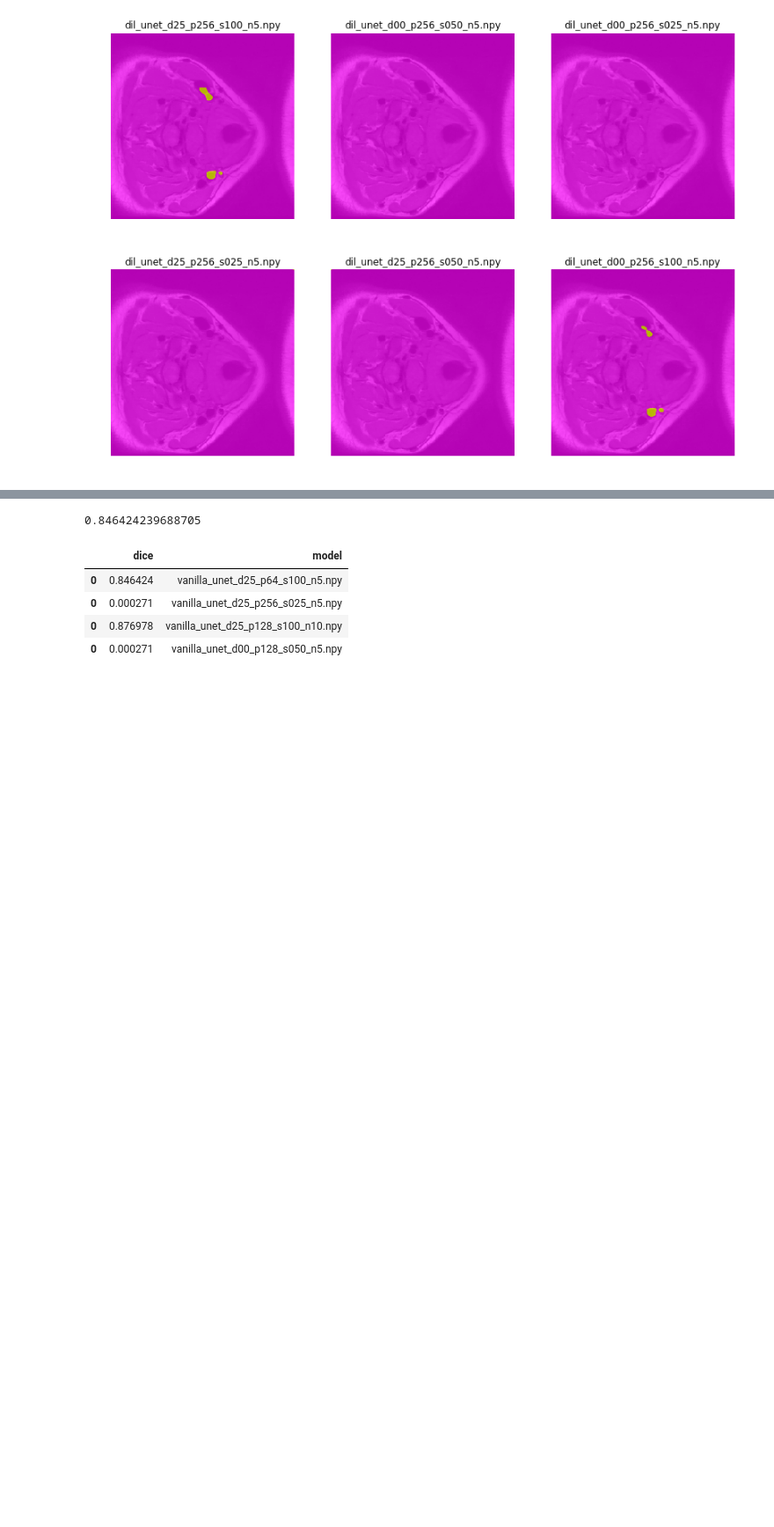
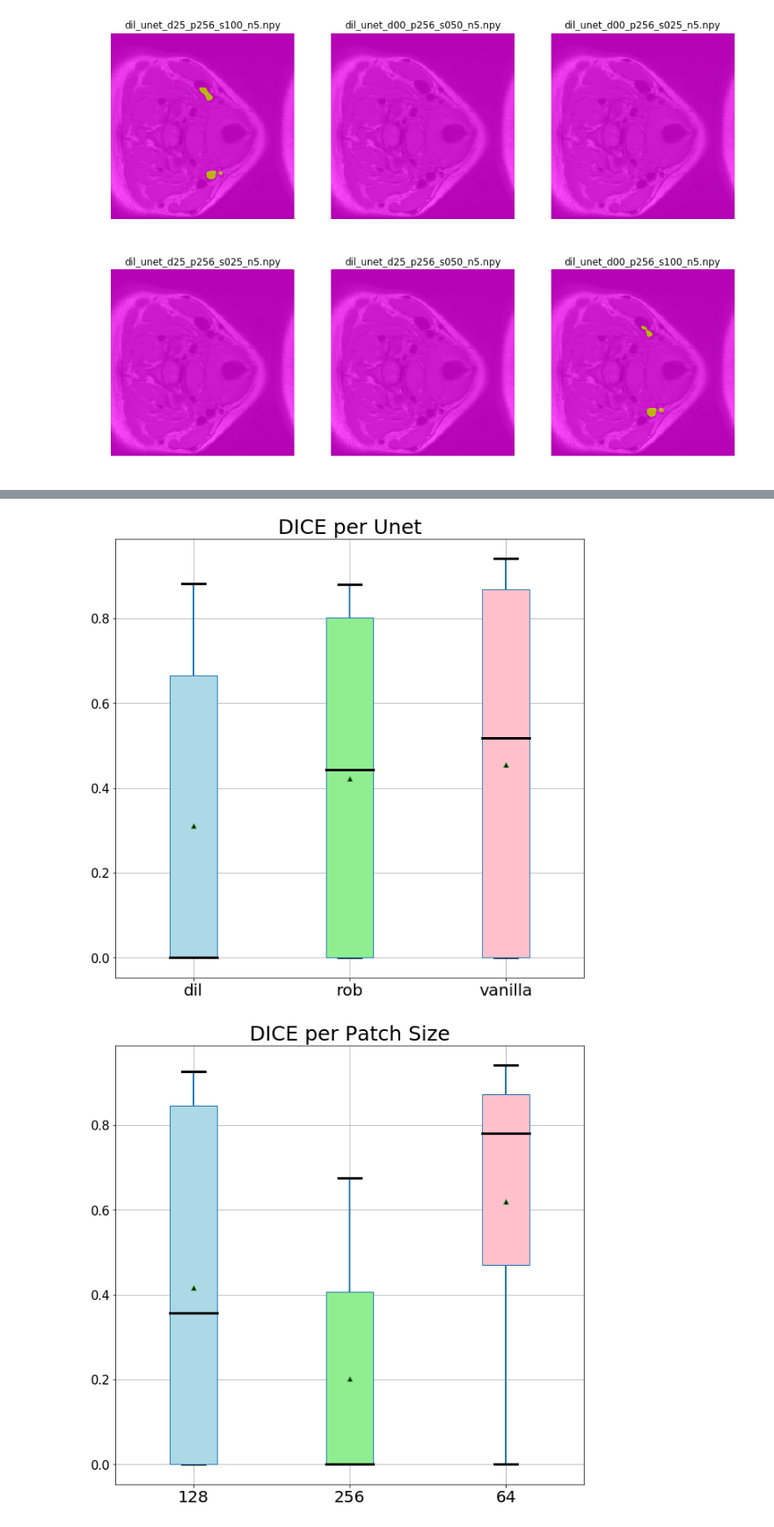
Before and after one commit to amdanko/project, a Jupyter notebook: nb/segmentation.ipynb, the cells around one changed output, grey strips where cells are left out. Shown at 88% size. Drawn from its saved outputs; the diff is of its cells as text; code cells hidden in the pictures; blank space fills up the shorter version.

```diff
--- a/nb/segmentation.ipynb
+++ b/nb/segmentation.ipynb
@@ -290,12 +287,33 @@ test_dice
-# %%
-dice_coef(tru_label[:,:,:],ok[:,:,:])
-# %% [output]
-0.846424239688705
-# %%
-test_dice
-# %% [output]
-|  | dice | model |
-| 0 | 0.846424 | vanilla_unet_d25_p64_s100_n5.npy |
-| 0 | 0.000271 | vanilla_unet_d25_p256_s025_n5.npy |
-| 0 | 0.876978 | vanilla_unet_d25_p128_s100_n10.npy |
-| 0 | 0.000271 | vanilla_unet_d00_p128_s050_n5.npy |
+# %%
+plotty = ["arch","size"]
+title = ["Unet", "Patch Size"]
+
+for i in range(len(plotty)):
+
+    a = test_dice.boxplot(column="dice",by=plotty[i],patch_artist=True,return_type="dict",showmeans=True,figsize=(10,10))
+
+    plt.suptitle("")
+
+    # label adjustment
+    p = plt.gca()
+
+    p.set_xlabel("")
+    p.set_title("DICE per "+title[i], fontsize=25)
+    p.tick_params(axis='y', labelsize=15)
+    p.tick_params(axis='x', labelsize=20)
+
+    for i in range(3):
+        a['dice']['medians'][i].set_linewidth(3)
+        a['dice']['caps'][2*i].set_linewidth(3)
+        a['dice']['caps'][2*i+1].set_linewidth(3)
+        a['dice']['whiskers'][2*i].set_linewidth(2)
+        a['dice']['whiskers'][2*i+1].set_linewidth(2)
+        a['dice']['medians'][i].set_color('black')
+        a['dice']['means'][i].set_markerfacecolor('black')
+
+    colors = ['lightblue', 'lightgreen', 'pink']
+    for patch, color in zip(a['dice']['boxes'], colors):
+        patch.set_facecolor(color)
+# %% [output]
+[figure, added]
+[figure, added]
```
Also changed, not shown: parts of 5 cells of this notebook.
